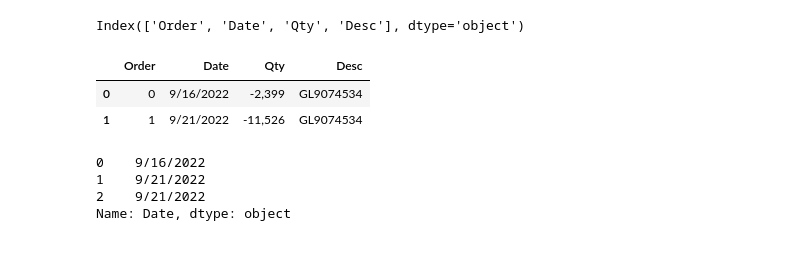
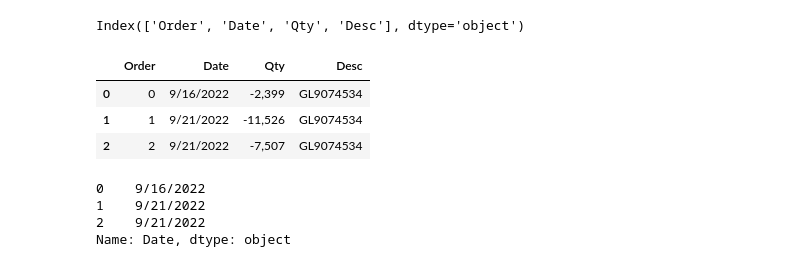
Before and after one commit to khagerthey/VIS1, a Jupyter notebook: all.ipynb, the cells around one changed output. Drawn from its saved outputs; the diff is of its cells as text; code cells hidden in the pictures.

```diff
--- a/all.ipynb
+++ b/all.ipynb
@@ -128,11 +128,12 @@ dat.columns #Order,Date, Qty, Desc
 # %% [output]
 Index(['Order', 'Date', 'Qty', 'Desc'], dtype='object')
 # %%
-dat.head(2)
+dat.head(3)
 # %% [output]
 |  | Order | Date | Qty | Desc |
 | 0 | 0 | 9/16/2022 | -2,399 | GL9074534 |
 | 1 | 1 | 9/21/2022 | -11,526 | GL9074534 |
+| 2 | 2 | 9/21/2022 | -7,507 | GL9074534 |
 # %%
 #dat #print it out
 # %%
```
Also changed, not shown: parts of 4 cells of this notebook.
